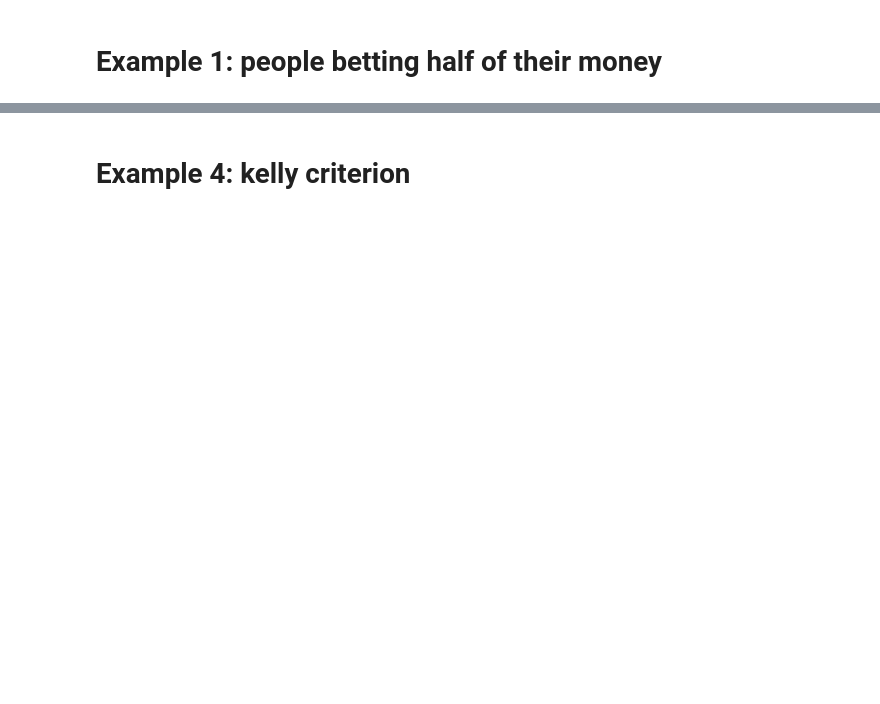
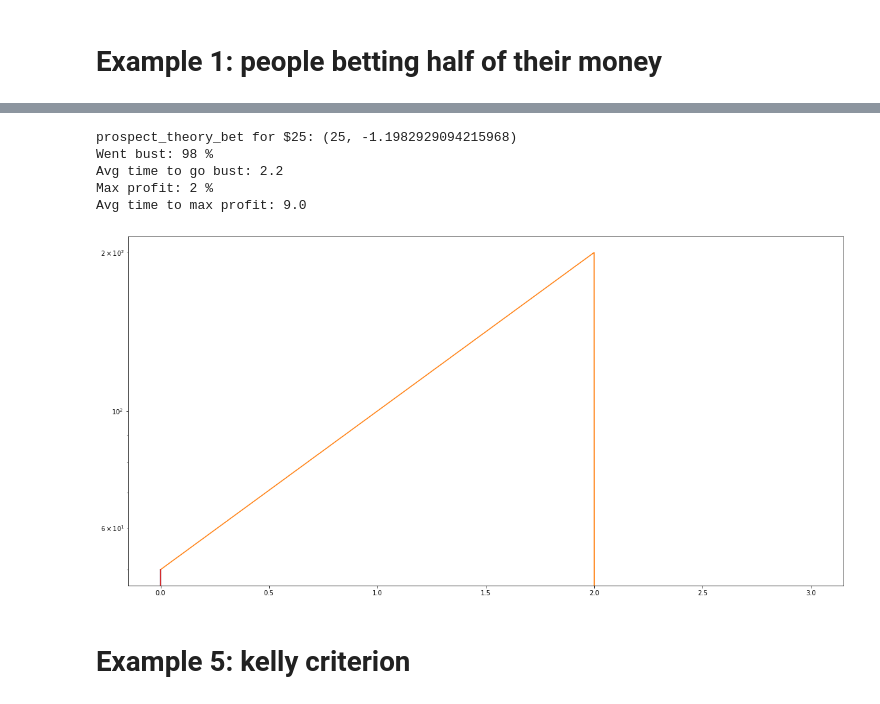
Before and after one commit to rogeriochaves/notebooks, a Jupyter notebook: probabilistic/Kelly Criterion.ipynb, the cells around one changed output, grey strips where cells are left out. Drawn from its saved outputs; the diff is of its cells as text; code cells hidden in the pictures; blank space fills up the shorter version.

```diff
--- a/probabilistic/Kelly Criterion.ipynb
+++ b/probabilistic/Kelly Criterion.ipynb
@@ -89,5 +120,24 @@ Avg time to max profit: 375.4
+# %%
+def prospect_theory_bet(chance, cash):
+    max_utility = (0, -99999)
+    for i in range(1, cash + 1):
+        utility = chance * prospect_utility(i) + (1 - chance) * prospect_utility(-i)
+        if utility > max_utility[1]:
+            max_utility = (i, utility)
+    return max_utility
+
+print("prospect_theory_bet for $25:", prospect_theory_bet(0.6, 25))
+bet = lambda cash: prospect_theory_bet(bet_chance, cash)[0]
+simulate_gambling()
+# %% [output]
+prospect_theory_bet for $25: (25, -1.1982929094215968)
+Went bust: 98 %
+Avg time to go bust: 2.2
+Max profit: 2 %
+Avg time to max profit: 9.0
+[figure, added]
 # %% [markdown]
-# Example 4: kelly criterion
+# Example 5: kelly criterion
 # %%
 # Kelly Criterion
 bet = lambda cash: cash * (bet_chance * 2 - 1)
```
Also changed, not shown: parts of 17 cells of this notebook, 1 other file.
